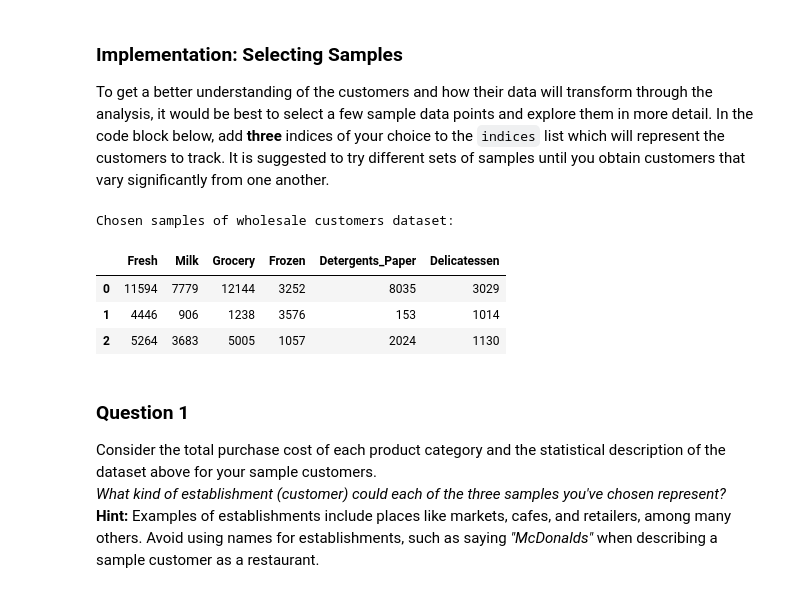
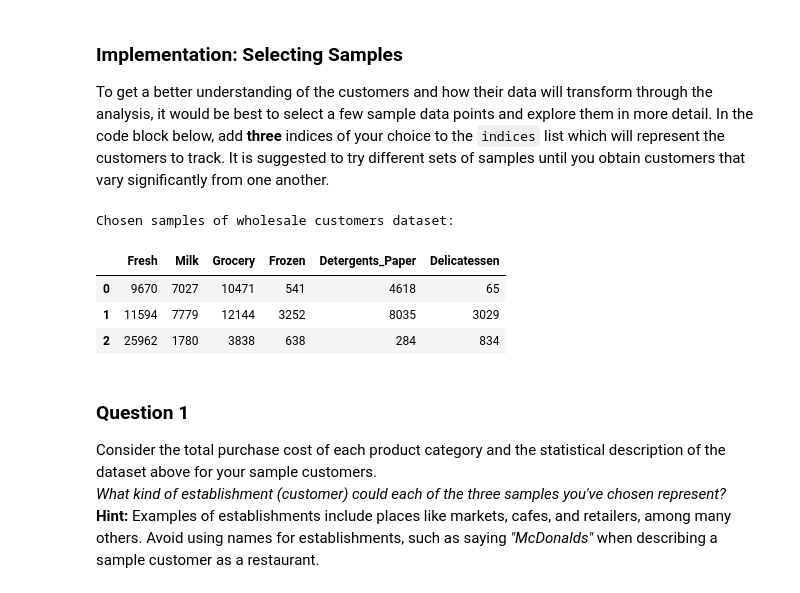
Before and after one commit to xy008areshsu/UdacityMLNanoDegree, a Jupyter notebook: projects/creating_customer_segments/customer_segments.ipynb, the cells around one changed output. Drawn from its saved outputs; the diff is of its cells as text; code cells hidden in the pictures.

```diff
--- a/projects/creating_customer_segments/customer_segments.ipynb
+++ b/projects/creating_customer_segments/customer_segments.ipynb
@@ -59,18 +59,18 @@ display(data.describe())
 To get a better understanding of the customers and how their data will transform through the analysis, it would be best to select a few sample data points and explore them in more detail. In the code block below, add **three** indices of your choice to the `indices` list which will represent the customers to track. It is suggested to try different sets of samples until you obtain customers that vary significantly from one another.
 # %%
 # TODO: Select three indices of your choice you wish to sample from the dataset
-indices = [100, 400, 55]
+indices = [44, 100, 232]
 
 # Create a DataFrame of the chosen samples
 samples = pd.DataFrame(data.loc[indices], columns = data.keys()).reset_index(drop = True)
 print "Chosen samples of wholesale customers dataset:"
 display(samples)
 # %% [output]
 Chosen samples of wholesale customers dataset:
 |  | Fresh | Milk | Grocery | Frozen | Detergents_Paper | Delicatessen |
-| 0 | 11594 | 7779 | 12144 | 3252 | 8035 | 3029 |
-| 1 | 4446 | 906 | 1238 | 3576 | 153 | 1014 |
-| 2 | 5264 | 3683 | 5005 | 1057 | 2024 | 1130 |
+| 0 | 9670 | 7027 | 10471 | 541 | 4618 | 65 |
+| 1 | 11594 | 7779 | 12144 | 3252 | 8035 | 3029 |
+| 2 | 25962 | 1780 | 3838 | 638 | 284 | 834 |
 # %% [markdown]
 ### Question 1
 Consider the total purchase cost of each product category and the statistical description of the dataset above for your sample customers.
```
Also changed, not shown: parts of 18 cells of this notebook.
